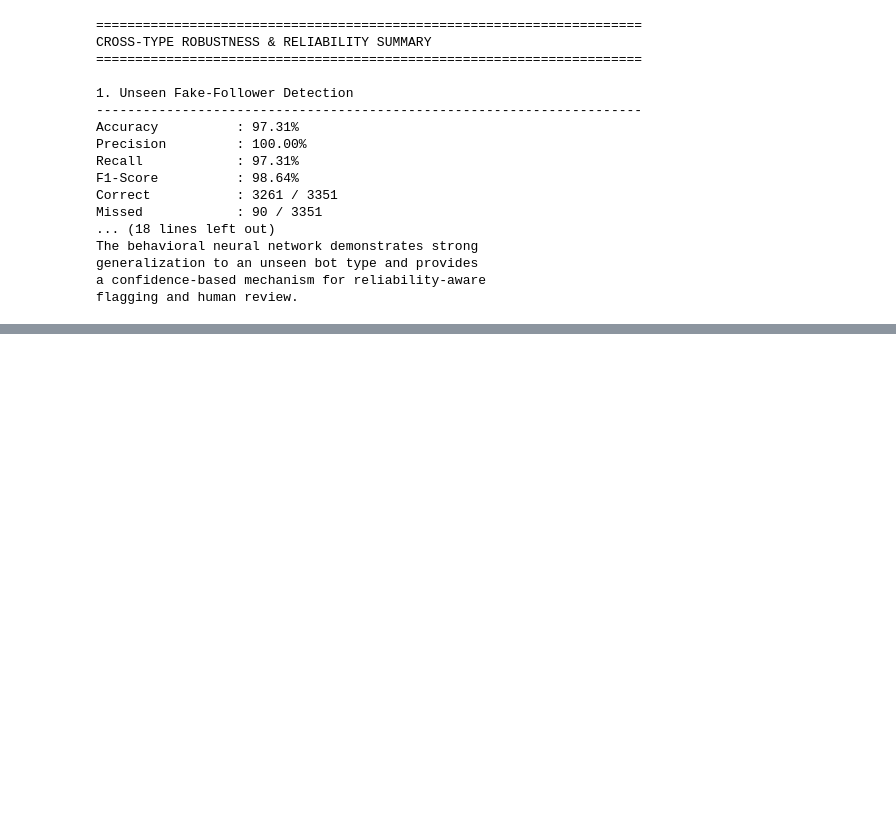
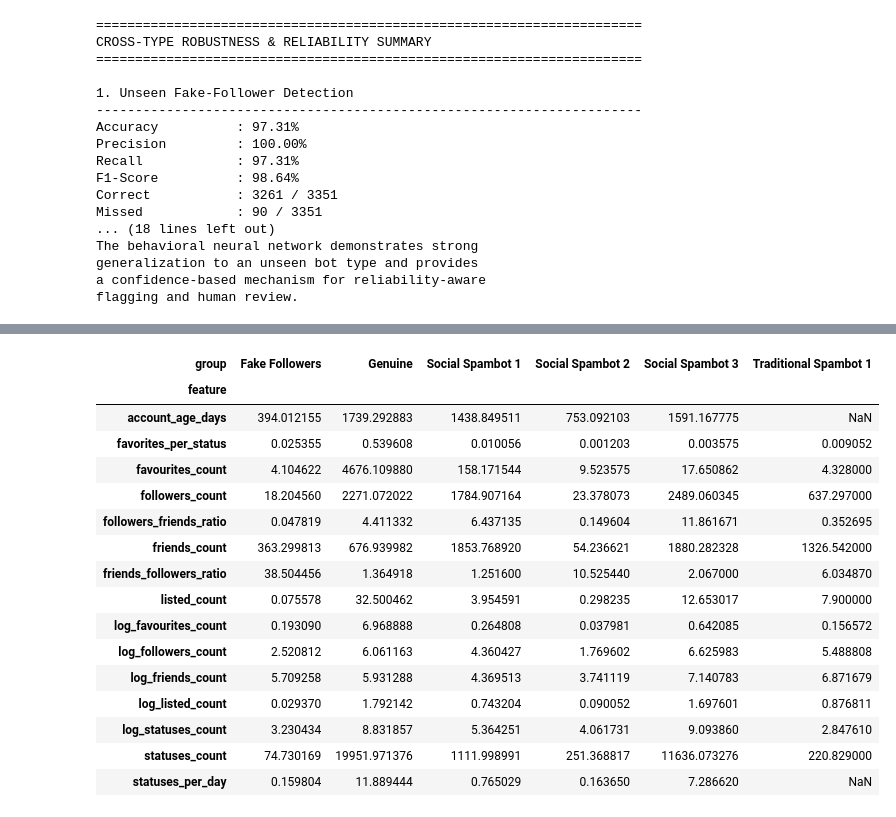
Before and after one commit to almasaji133-bytez/AI-BOT-DETECTION, a Jupyter notebook: notebooks/04_behavioral_neural_network.ipynb, the cells around one changed output, grey strips where cells are left out. Cells and saved outputs as stored; diff of their text form; code cells hidden in the pictures; blank space fills up the shorter version.

```diff
--- a/notebooks/04_behavioral_neural_network.ipynb
+++ b/notebooks/04_behavioral_neural_network.ipynb
@@ -2313,0 +7457,28 @@ flagging and human review.
+# %%
+# STEP 3 — Mean comparison
+
+mean_table = distribution_summary.pivot(
+    index="feature",
+    columns="group",
+    values="mean"
+)
+
+mean_table
+# %% [output]
+| group | Fake Followers | Genuine | Social Spambot 1 | Social Spambot 2 | Social Spambot 3 | Traditional Spambot 1 |
+| feature |  |  |  |  |  |  |
+| account_age_days | 394.012155 | 1739.292883 | 1438.849511 | 753.092103 | 1591.167775 | NaN |
+| favorites_per_status | 0.025355 | 0.539608 | 0.010056 | 0.001203 | 0.003575 | 0.009052 |
+| favourites_count | 4.104622 | 4676.109880 | 158.171544 | 9.523575 | 17.650862 | 4.328000 |
+| followers_count | 18.204560 | 2271.072022 | 1784.907164 | 23.378073 | 2489.060345 | 637.297000 |
+| followers_friends_ratio | 0.047819 | 4.411332 | 6.437135 | 0.149604 | 11.861671 | 0.352695 |
+| friends_count | 363.299813 | 676.939982 | 1853.768920 | 54.236621 | 1880.282328 | 1326.542000 |
+| friends_followers_ratio | 38.504456 | 1.364918 | 1.251600 | 10.525440 | 2.067000 | 6.034870 |
+| listed_count | 0.075578 | 32.500462 | 3.954591 | 0.298235 | 12.653017 | 7.900000 |
+| log_favourites_count | 0.193090 | 6.968888 | 0.264808 | 0.037981 | 0.642085 | 0.156572 |
+| log_followers_count | 2.520812 | 6.061163 | 4.360427 | 1.769602 | 6.625983 | 5.488808 |
+| log_friends_count | 5.709258 | 5.931288 | 4.369513 | 3.741119 | 7.140783 | 6.871679 |
+| log_listed_count | 0.029370 | 1.792142 | 0.743204 | 0.090052 | 1.697601 | 0.876811 |
+| log_statuses_count | 3.230434 | 8.831857 | 5.364251 | 4.061731 | 9.093860 | 2.847610 |
+| statuses_count | 74.730169 | 19951.971376 | 1111.998991 | 251.368817 | 11636.073276 | 220.829000 |
+| statuses_per_day | 0.159804 | 11.889444 | 0.765029 | 0.163650 | 7.286620 | NaN |
```
Also changed, not shown: parts of 304 cells of this notebook, 16 other files.
